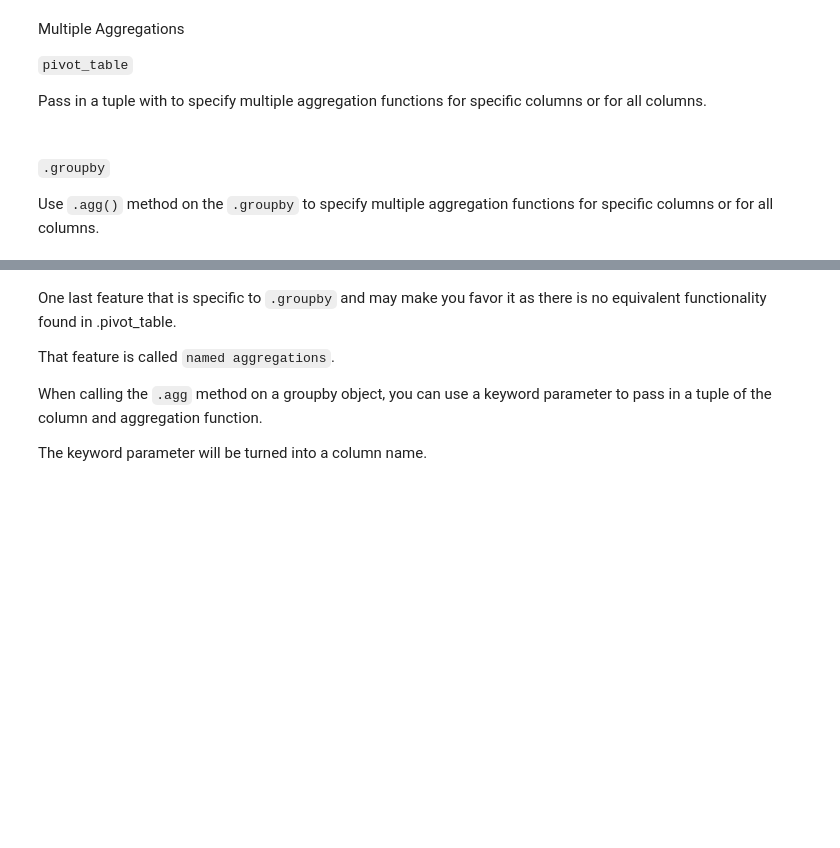
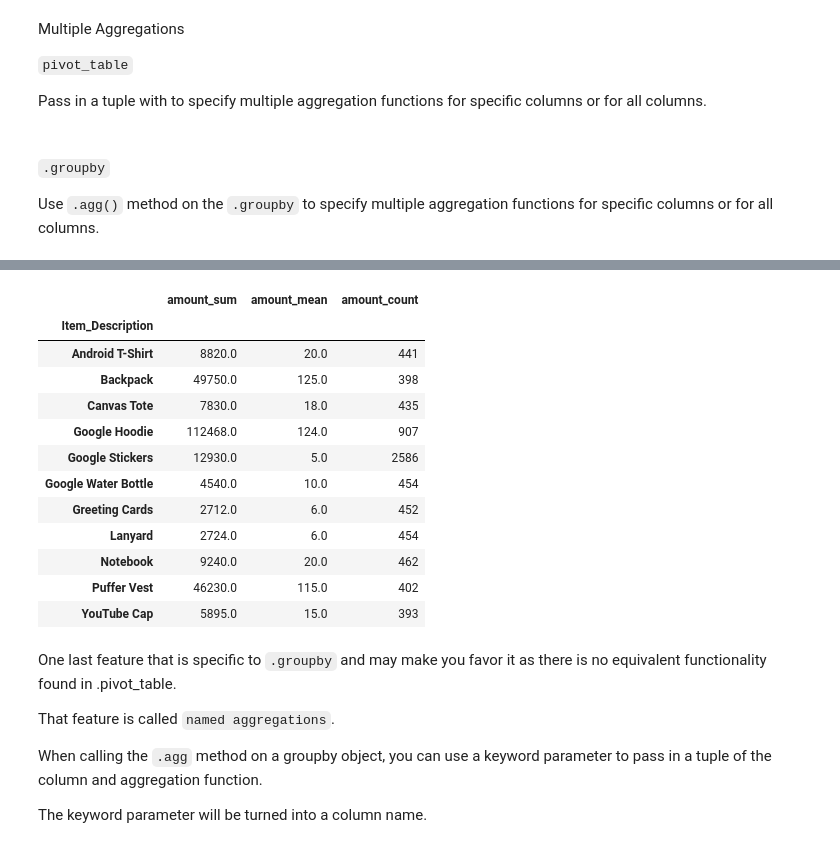
Before and after one commit to benedicthartmann/pythonFundamental, a Jupyter notebook: week6_ger_phse2_wk6 1 1.ipynb, the cells around one changed output, grey strips where cells are left out. Saved outputs shown, nothing was run; the diff lists cells and outputs as text; code cells hidden in the pictures; blank space fills up the shorter version.

```diff
--- a/week6_ger_phse2_wk6 1 1.ipynb
+++ b/week6_ger_phse2_wk6 1 1.ipynb
@@ -377,3 +475,29 @@ Pass in a tuple with  to specify multiple aggregation functions for specific col
+# %%
+grouped = (
+
+    df
+    .groupby(by = ["Item_Description"])
+    .agg(amount_sum = ("Amount", "sum"),
+         amount_mean = ("Amount", "mean"),
+         amount_count = ("Amount", "count"))
+
+)
+
+grouped
+# %% [output]
+|  | amount_sum | amount_mean | amount_count |
+| Item_Description |  |  |  |
+| Android T-Shirt | 8820.0 | 20.0 | 441 |
+| Backpack | 49750.0 | 125.0 | 398 |
+| Canvas Tote | 7830.0 | 18.0 | 435 |
+| Google Hoodie | 112468.0 | 124.0 | 907 |
+| Google Stickers | 12930.0 | 5.0 | 2586 |
+| Google Water Bottle | 4540.0 | 10.0 | 454 |
+| Greeting Cards | 2712.0 | 6.0 | 452 |
+| Lanyard | 2724.0 | 6.0 | 454 |
+| Notebook | 9240.0 | 20.0 | 462 |
+| Puffer Vest | 46230.0 | 115.0 | 402 |
+| YouTube Cap | 5895.0 | 15.0 | 393 |
 # %% [markdown]
 One last feature that is specific to `.groupby` and may make you favor it as there is no equivalent functionality found in .pivot_table.
 
```
Also changed, not shown: parts of 8 cells of this notebook.
